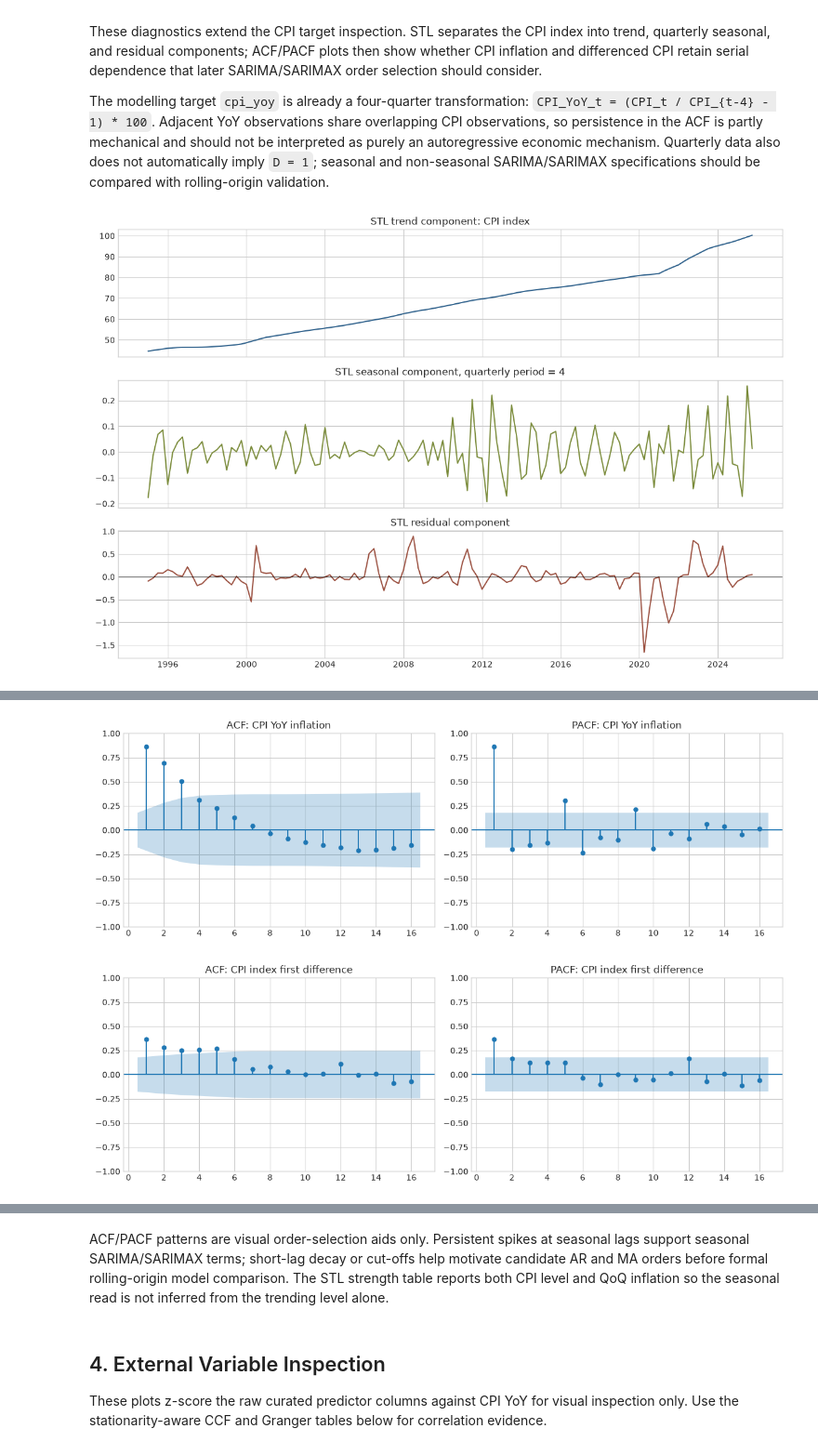
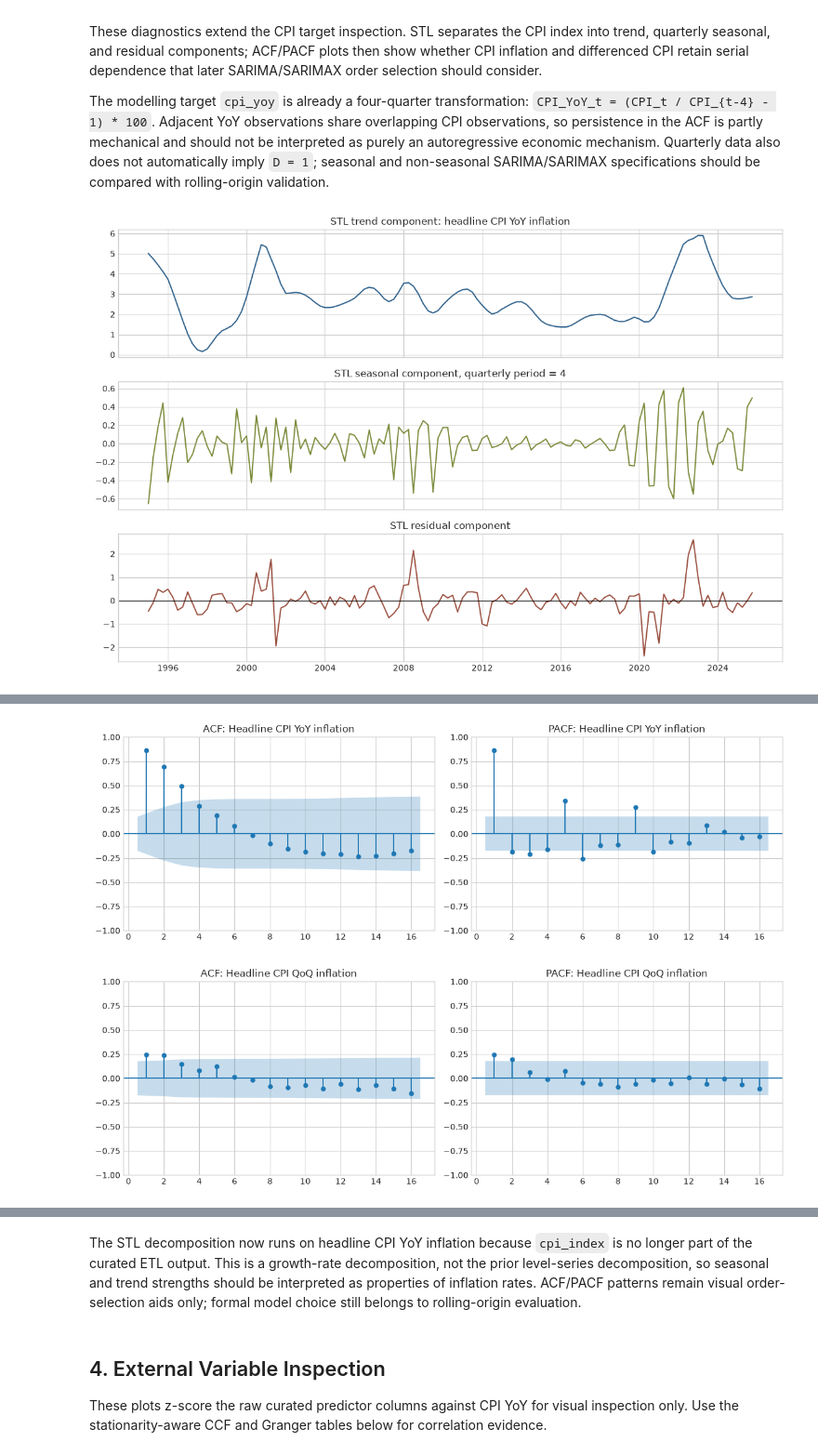
Before and after one commit to JuanVu1810/Australian-CPI-Forecast, a Jupyter notebook: notebooks/EDA.ipynb, the cells around one changed output, grey strips where cells are left out. Shown at 93% size. Saved outputs shown, nothing was run; the diff lists cells and outputs as text; code cells hidden in the pictures.

```diff
--- a/notebooks/EDA.ipynb
+++ b/notebooks/EDA.ipynb
@@ -62,6 +82,9 @@ for source_col, lags in RATE_CHANGE_LAG_MAP.items():
     df[change_col] = df[source_col].diff()
     for lag in lags:
         df[f'{change_col}_lag{lag}'] = df[change_col].shift(lag)
+
+if {'cpi_yoy', 'trimmed_mean_cpi_yoy'}.issubset(df.columns):
+    df['headline_trimmed_mean_yoy_gap'] = df['cpi_yoy'] - df['trimmed_mean_cpi_yoy']
 
 df_model = df.drop(columns=['quarter_period', 'quarter_start'])
 
@@ -278,52 +316,61 @@ def stl_strength_summary(series: pd.Series, label: str) -> dict[str, object]:
         'stl_result': result,
     }
 
-cpi_stl_series = df.set_index('quarter_start')['cpi_index'].dropna()
+cpi_stl_series = df.set_index('quarter_start')['cpi_yoy'].dropna()
 stl_result = STL(cpi_stl_series, period=4, robust=True).fit()
 
 fig, axes = plt.subplots(3, 1, figsize=(12, 8), sharex=True)
 axes[0].plot(stl_result.trend.index, stl_result.trend, color='#2c5f8a')
-axes[0].set_title('STL trend component: CPI index')
+axes[0].set_title('STL trend component: headline CPI YoY inflation')
 axes[1].plot(stl_result.seasonal.index, stl_result.seasonal, color='#7a8b3a')
 axes[1].set_title('STL seasonal component, quarterly period = 4')
 axes[2].plot(stl_result.resid.index, stl_result.resid, color='#9a4f3f')
 axes[2].axhline(0, color='black', linewidth=0.8)
 axes[2].set_title('STL residual component')
 fig.tight_layout()
 plt.show()
 
 stl_strength_rows = [
-    stl_strength_summary(df.set_index('quarter_start')['cpi_index'], 'cpi_index'),
-    stl_strength_summary(df.set_index('quarter_start')['cpi_qoq'], 'cpi_qoq'),
+    stl_strength_summary(df.set_index('quarter_start')[column], column)
+    for column in ['cpi_yoy', 'cpi_qoq', 'trimmed_mean_cpi_yoy', 'trimmed_mean_cpi_qoq']
 ]
 seasonality_summary = pd.DataFrame([
     {key: value for key, value in row.items() if key != 'stl_result'}
     for row in stl_strength_rows
 ])
-seasonality_summary['interpretation'] = np.where(
-    seasonality_summary['series'].eq('cpi_index'),
-    'Level-series seasonality supports checking quarterly seasonal terms, but model transforms still matter.',
-    'QoQ seasonality is closer to the inflation-rate series used in differenced SARIMA/SARIMAX diagnostics.',
+seasonality_summary['interpretation'] = np.select(
+    [
+        seasonality_summary['series'].eq('cpi_yoy'),
+        seasonality_summary['series'].eq('trimmed_mean_cpi_yoy'),
+        seasonality_summary['series'].str.endswith('_qoq'),
+    ],
+    [
+        'STL now decomposes the ABS SA headline growth-rate target, not a CPI level index.',
+        'Trimmed-mean YoY decomposition checks whether underlying inflation has a different low-frequency profile.',
+        'QoQ seasonality is closer to the quarterly inflation-rate series used in differenced SARIMA/SARIMAX diagnostics.',
+    ],
+    default='',
 )
 display(seasonality_summary.round(3))
 
 acf_pacf_series = {
-    'CPI YoY inflation': df.set_index('quarter_start')['cpi_yoy'].dropna(),
-    'CPI index first difference': df.set_index('quarter_start')['cpi_index'].diff().dropna(),
-    'CPI index seasonal difference lag 4': df.set_index('quarter_start')['cpi_index'].diff(4).dropna(),
+    'Headline CPI YoY inflation': df.set_index('quarter_start')['cpi_yoy'].dropna(),
+    'Headline CPI QoQ inflation': df.set_index('quarter_start')['cpi_qoq'].dropna(),
+    'Trimmed mean CPI YoY inflation': df.set_index('quarter_start')['trimmed_mean_cpi_yoy'].dropna(),
+    'Headline minus trimmed mean YoY gap': df.set_index('quarter_start')['headline_trimmed_mean_yoy_gap'].dropna(),
 }
 
 for title, series in acf_pacf_series.items():
     fig, axes = plt.subplots(1, 2, figsize=(12, 4))
     safe_lags = min(16, max(1, len(series) // 2 - 1))
     plot_acf(series, lags=safe_lags, ax=axes[0], zero=False)
     plot_pacf(series, lags=safe_lags, ax=axes[1], zero=False, method='ywm')
     axes[0].set_title(f'ACF: {title}')
     axes[1].set_title(f'PACF: {title}')
     fig.tight_layout()
     plt.show()
 
-display(Markdown('ACF/PACF patterns are visual order-selection aids only. Persistent spikes at seasonal lags support seasonal SARIMA/SARIMAX terms; short-lag decay or cut-offs help motivate candidate AR and MA orders before formal rolling-origin model comparison. The STL strength table reports both CPI level and QoQ inflation so the seasonal read is not inferred from the trending level alone.'))
+display(Markdown('The STL decomposition now runs on headline CPI YoY inflation because `cpi_index` is no longer part of the curated ETL output. This is a growth-rate decomposition, not the prior level-series decomposition, so seasonal and trend strengths should be interpreted as properties of inflation rates. ACF/PACF patterns remain visual order-selection aids only; formal model choice still belongs to rolling-origin evaluation.'))
 # %% [output]
-[figure, old version]
+[figure, new version]
 |  | series | stl_period_quarters | seasonal_strength | trend_strength | n_obs | interpretation |
@@ -332,2 +381,2 @@ display(Markdown('ACF/PACF patterns are visual order-selection aids only. Persis
-[figure, old version]
+[figure, new version]
-[figure, old version]
+[figure, new version]
@@ -335,4 +385,4 @@ display(Markdown('ACF/PACF patterns are visual order-selection aids only. Persis
-ACF/PACF patterns are visual order-selection aids only. Persistent spikes at seasonal lags support seasonal SARIMA/SARIMAX terms; short-lag decay or cut-offs help motivate candidate AR and MA orders before formal rolling-origin model comparison. The STL strength table reports both CPI level and QoQ inflation so the seasonal read is not inferred from the trending level alone.
+The STL decomposition now runs on headline CPI YoY inflation because `cpi_index` is no longer part of the curated ETL output. This is a growth-rate decomposition, not the prior level-series decomposition, so seasonal and trend strengths should be interpreted as properties of inflation rates. ACF/PACF patterns remain visual order-selection aids only; formal model choice still belongs to rolling-origin evaluation.
 # %% [markdown]
 ## 4. External Variable Inspection
 
```
Also changed, not shown: parts of 17 cells of this notebook, 44 other files.
